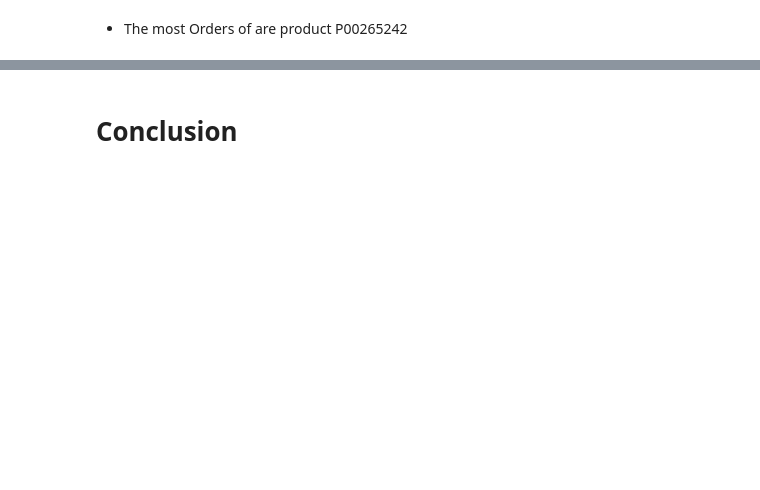
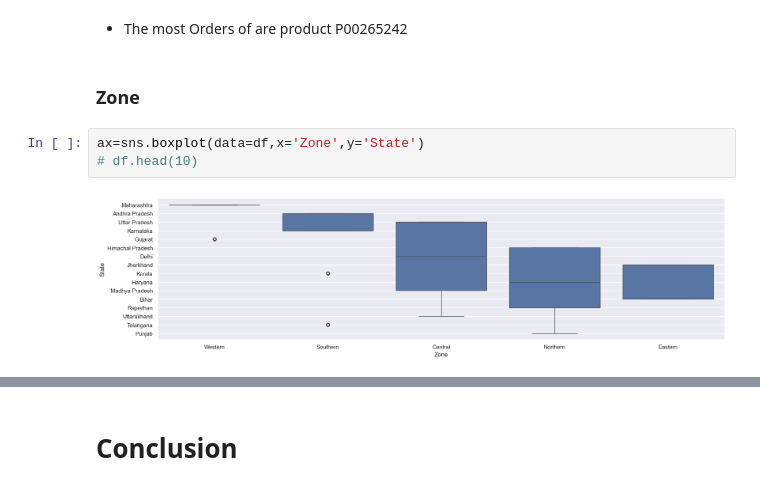
Before and after one commit to ShadowMonarch9871/EDA-Sales-Analysis, a Jupyter notebook: Sales_Analysis.ipynb, the cells around one changed output, grey strips where cells are left out. Saved outputs shown, nothing was run; the diff lists cells and outputs as text; blank space fills up the shorter version.

```diff
--- a/Sales_Analysis.ipynb
+++ b/Sales_Analysis.ipynb
@@ -232,2 +251,9 @@ sns.barplot(data=sales_state,x='Product_ID',y='Orders')
 # %% [markdown]
 * The most Orders of are product P00265242
+# %% [markdown]
+### Zone
+# %%
+ax=sns.boxplot(data=df,x='Zone',y='State')
+# df.head(10)
+# %% [output]
+[figure, added]
```
Also changed, not shown: parts of 26 cells of this notebook.
